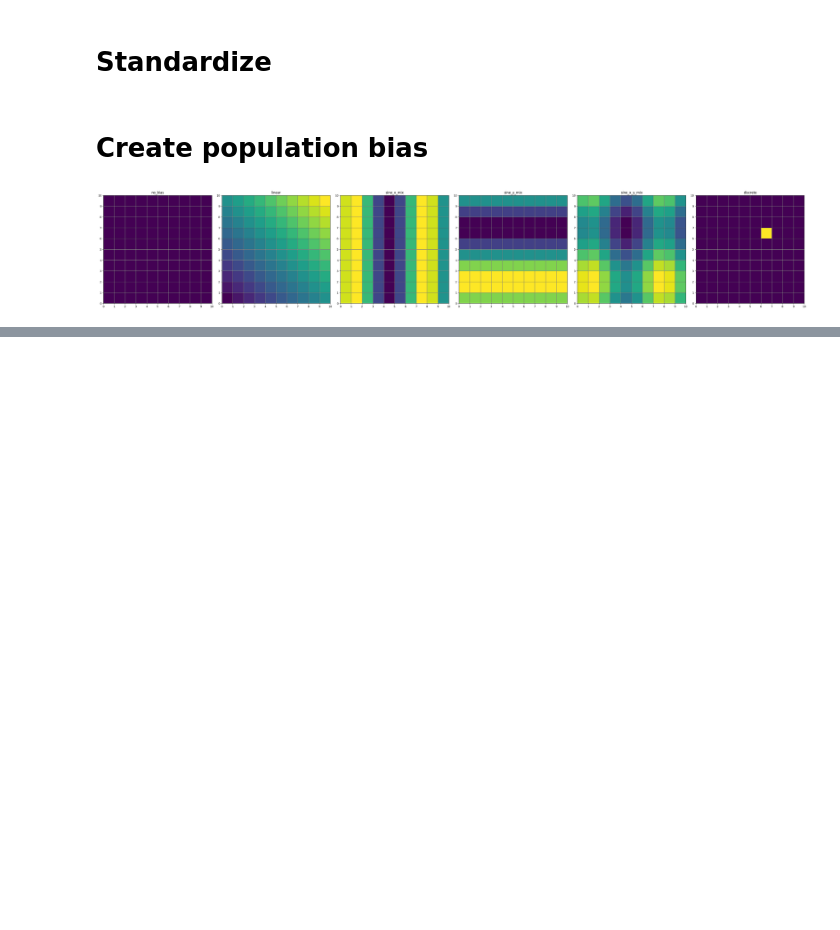
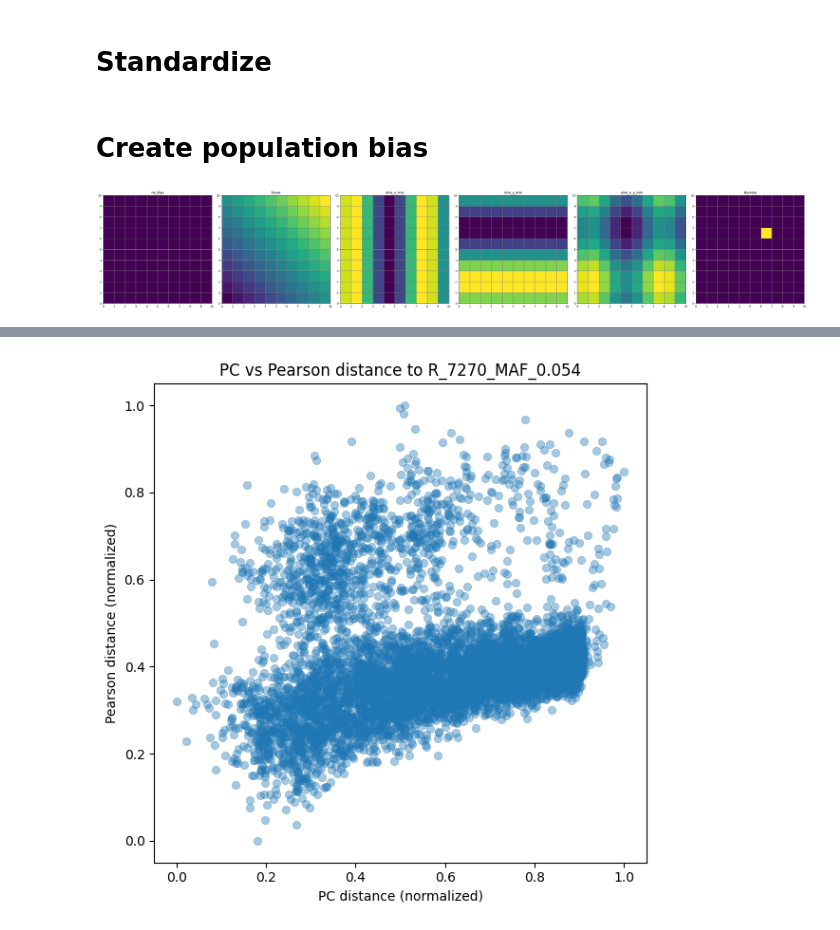
Before and after one commit to mat2m10/chasm, a Jupyter notebook: notebooks/coalescence_simulation_notebooks/Proof_of_Concept.ipynb, the cells around one changed output, grey strips where cells are left out. Saved outputs shown, nothing was run; the diff lists cells and outputs as text; code cells hidden in the pictures; blank space fills up the shorter version.

```diff
--- a/notebooks/coalescence_simulation_notebooks/Proof_of_Concept.ipynb
+++ b/notebooks/coalescence_simulation_notebooks/Proof_of_Concept.ipynb
@@ -104,0 +101,10 @@ least_corr
+# %%
+snps_for_causal = snps_simulated_meta_data[
+    snps_simulated_meta_data["categories"] == "chosen snp"
+]
+
+snps_for_poly = snps_simulated_meta_data[
+    snps_simulated_meta_data["categories"].isin(
+        ["polygenic noise", "most correlated", "least correlated"]
+    )
+]
@@ -104,0 +275,9 @@ least_corr
+# %%
+pc_df = PC_distance_to_snp(geno_std, chosen_snp, n_pcs=25)
+pear_df = pearson_distance_to_snp(geno_std, chosen_snp)
+# %%
+cmp_df = pc_df.merge(
+    pear_df,
+    on="snp",
+    suffixes=("_pc", "_pearson")
+)
@@ -104,0 +300,20 @@ least_corr
+# %%
+import seaborn as sns
+import matplotlib.pyplot as plt
+
+plt.figure(figsize=(6, 6))
+sns.scatterplot(
+    data=cmp_df,
+    x="proximity_pc",
+    y="proximity_pearson",
+    alpha=0.4,
+    edgecolor=None
+)
+
+plt.xlabel("PC distance (normalized)")
+plt.ylabel("Pearson distance (normalized)")
+plt.title(f"PC vs Pearson distance to {chosen_snp}")
+plt.tight_layout()
+plt.show()
+# %% [output]
+[figure, added]
```
Also changed, not shown: parts of 29 cells of this notebook, 3 other files.
